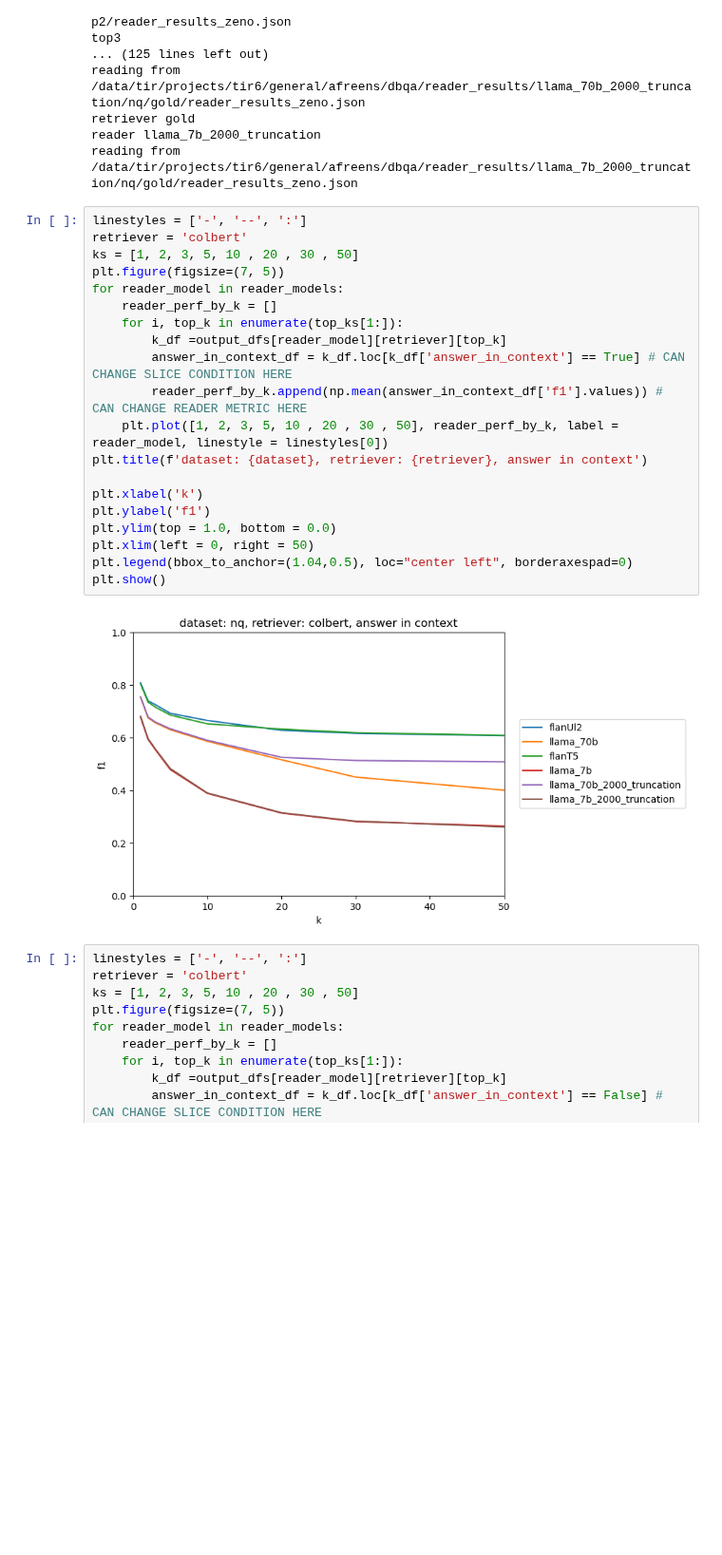
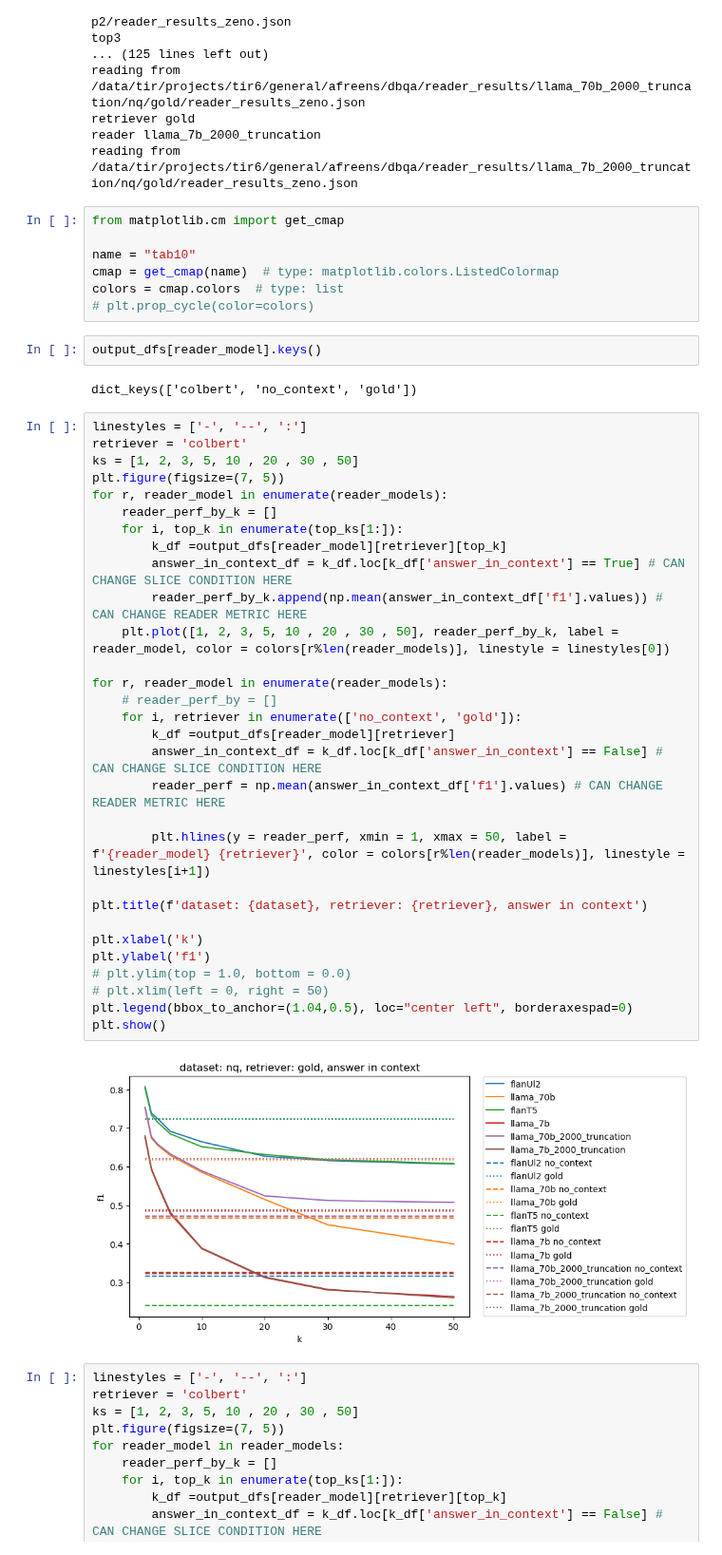
Before and after one commit to neulab/ragged, a Jupyter notebook: zeno/slice_plots.ipynb, the cells around one changed output. Shown at 95% size. Cells and saved outputs as stored; diff of their text form; blank space fills up the shorter version.

Commit message:
add gold and no_context

```diff
--- a/zeno/slice_plots.ipynb
+++ b/zeno/slice_plots.ipynb
@@ -239,28 +239,49 @@ reading from /data/tir/projects/tir6/general/afreens/dbqa/reader_results/llama_7
 retriever gold
 reader llama_7b_2000_truncation
 reading from /data/tir/projects/tir6/general/afreens/dbqa/reader_results/llama_7b_2000_truncation/nq/gold/reader_results_zeno.json
+# %%
+from matplotlib.cm import get_cmap
+
+name = "tab10"
+cmap = get_cmap(name)  # type: matplotlib.colors.ListedColormap
+colors = cmap.colors  # type: list
+# plt.prop_cycle(color=colors)
+# %%
+output_dfs[reader_model].keys()
+# %% [output]
+dict_keys(['colbert', 'no_context', 'gold'])
 # %%
 linestyles = ['-', '--', ':']
 retriever = 'colbert'
 ks = [1, 2, 3, 5, 10 , 20 , 30 , 50]
 plt.figure(figsize=(7, 5))
-for reader_model in reader_models:
+for r, reader_model in enumerate(reader_models):
     reader_perf_by_k = []
     for i, top_k in enumerate(top_ks[1:]):
         k_df =output_dfs[reader_model][retriever][top_k]
         answer_in_context_df = k_df.loc[k_df['answer_in_context'] == True] # CAN CHANGE SLICE CONDITION HERE
         reader_perf_by_k.append(np.mean(answer_in_context_df['f1'].values)) # CAN CHANGE READER METRIC HERE
-    plt.plot([1, 2, 3, 5, 10 , 20 , 30 , 50], reader_perf_by_k, label = reader_model, linestyle = linestyles[0])
+    plt.plot([1, 2, 3, 5, 10 , 20 , 30 , 50], reader_perf_by_k, label = reader_model, color = colors[r%len(reader_models)], linestyle = linestyles[0])
+
+for r, reader_model in enumerate(reader_models):
+    # reader_perf_by = []
+    for i, retriever in enumerate(['no_context', 'gold']):
+        k_df =output_dfs[reader_model][retriever]
+        answer_in_context_df = k_df.loc[k_df['answer_in_context'] == False] # CAN CHANGE SLICE CONDITION HERE
+        reader_perf = np.mean(answer_in_context_df['f1'].values) # CAN CHANGE READER METRIC HERE
+
+        plt.hlines(y = reader_perf, xmin = 1, xmax = 50, label = f'{reader_model} {retriever}', color = colors[r%len(reader_models)], linestyle = linestyles[i+1])
+
 plt.title(f'dataset: {dataset}, retriever: {retriever}, answer in context')
 
 plt.xlabel('k')
 plt.ylabel('f1')
-plt.ylim(top = 1.0, bottom = 0.0)
-plt.xlim(left = 0, right = 50)
+# plt.ylim(top = 1.0, bottom = 0.0)
+# plt.xlim(left = 0, right = 50)
 plt.legend(bbox_to_anchor=(1.04,0.5), loc="center left", borderaxespad=0)
 plt.show()
 # %% [output]
-[figure, old version]
+[figure, new version]
 # %%
 linestyles = ['-', '--', ':']
 retriever = 'colbert'
```
